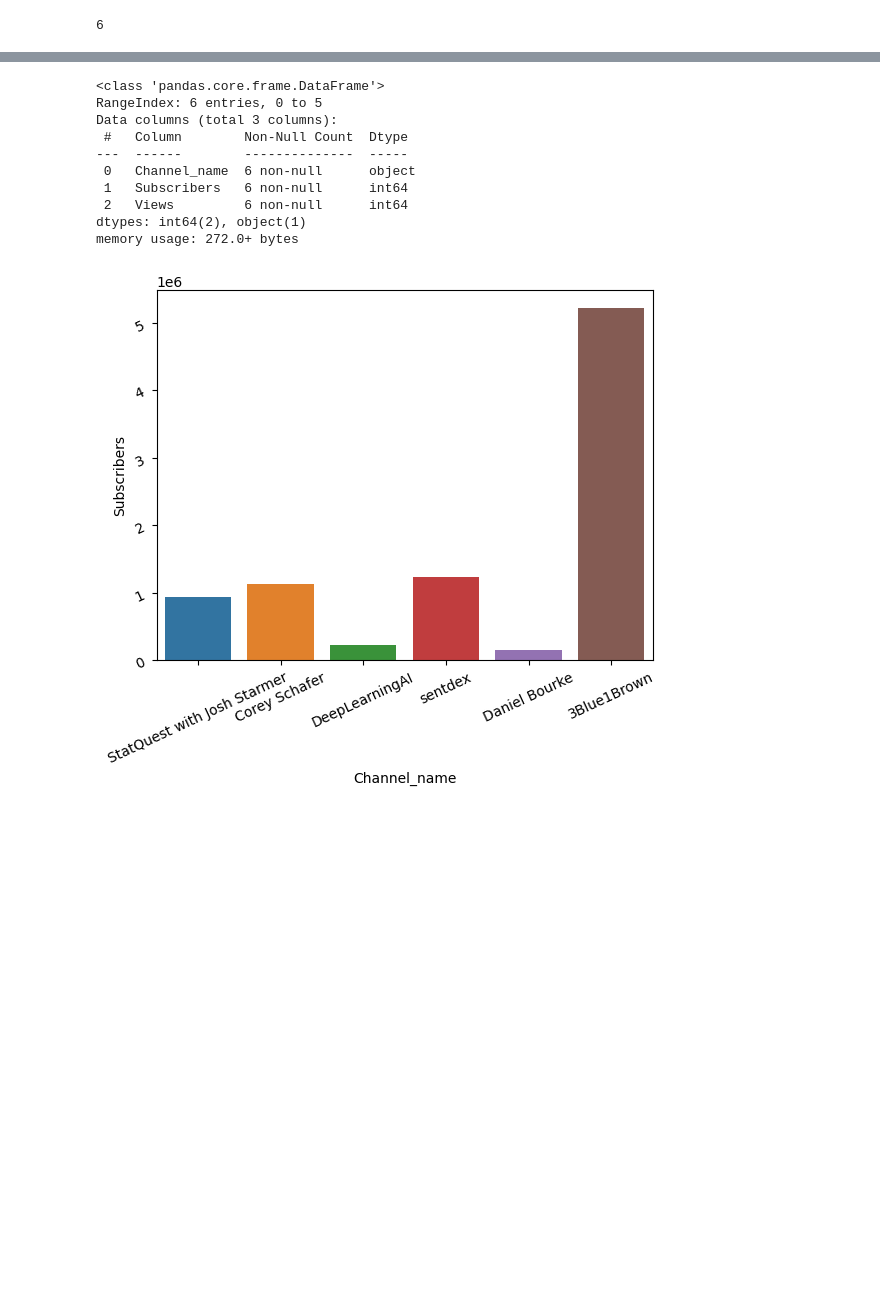
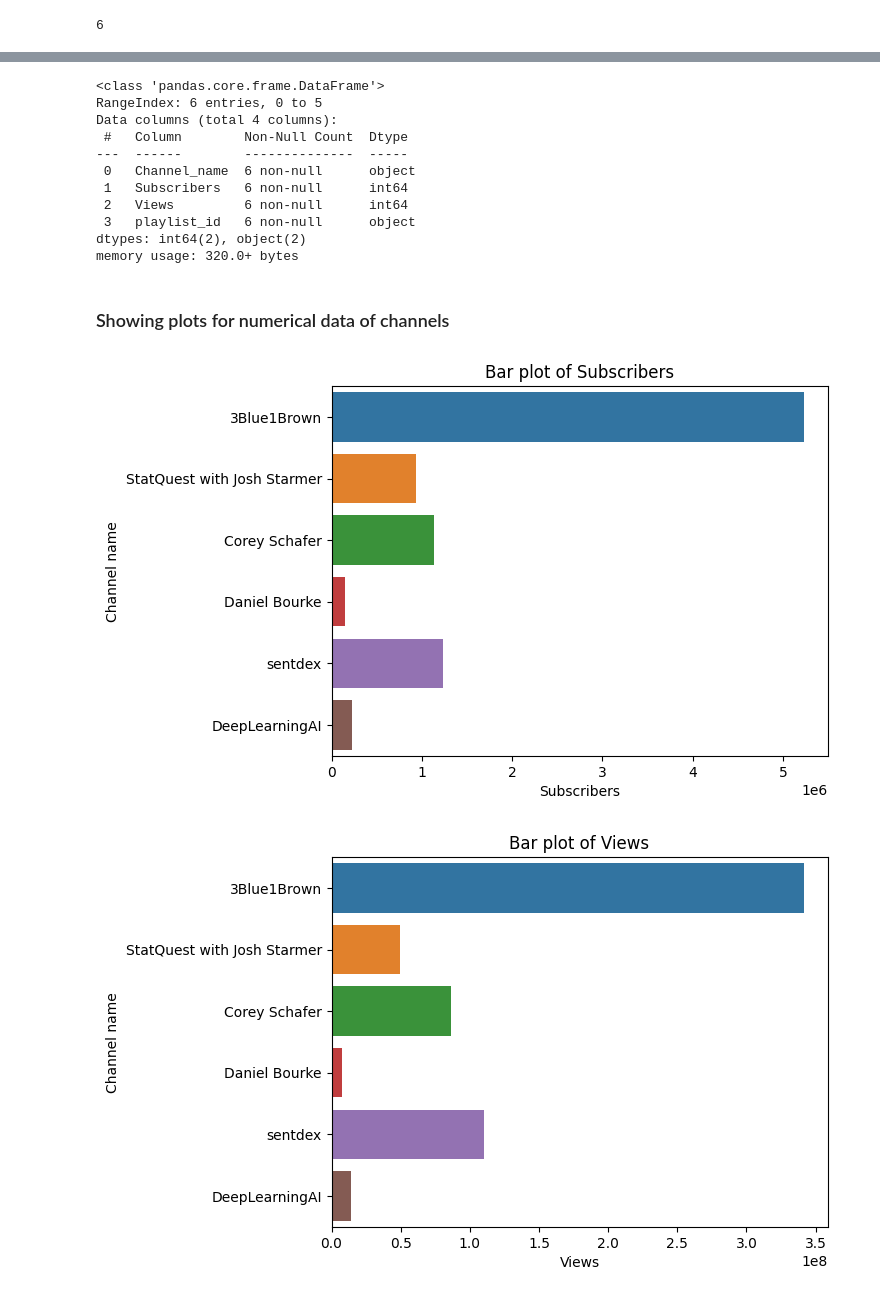
Before and after one commit to KZadka/YouTubeAnalizer, a Jupyter notebook: YT_scrap_and_analize.ipynb, the cells around one changed output, grey strips where cells are left out. Drawn from its saved outputs; the diff is of its cells as text; code cells hidden in the pictures; blank space fills up the shorter version.

```diff
--- a/YT_scrap_and_analize.ipynb
+++ b/YT_scrap_and_analize.ipynb
@@ -5,6 +6,9 @@ import seaborn as sns
 import json
 # %%
-api_key = ''
+with open('C:/Users/kzadk/OneDrive/Desktop/YT_api_key.txt') as f:
+    key = f.read()
+
+api_key = key
 api_service_name = 'youtube'
 api_version = 'v3'
 
@@ -28,7 +34,8 @@ def get_channel_stats(youtube, channel_ids):
     for i in range(len(response['items'])):
         data = dict(Channel_name = response['items'][i]['snippet']['title'],
                     Subscribers = response['items'][i]['statistics']['subscriberCount'],
-                    Views = response['items'][i]['statistics']['viewCount'])
+                    Views = response['items'][i]['statistics']['viewCount'],
+                    playlist_id = response['items'][i]['contentDetails']['relatedPlaylists']['uploads'])
         all_data.append(data)
 
     return all_data
@@ -61,16 +79,25 @@ yt_data.info()
 # %% [output]
 <class 'pandas.core.frame.DataFrame'>
 RangeIndex: 6 entries, 0 to 5
-Data columns (total 3 columns):
+Data columns (total 4 columns):
  #   Column        Non-Null Count  Dtype
 ---  ------        --------------  -----
  0   Channel_name  6 non-null      object
  1   Subscribers   6 non-null      int64
  2   Views         6 non-null      int64
-dtypes: int64(2), object(1)
-memory usage: 272.0+ bytes
+ 3   playlist_id   6 non-null      object
+dtypes: int64(2), object(2)
+memory usage: 320.0+ bytes
-# %%
-ax = sns.barplot(x = 'Channel_name', y = 'Subscribers', data = yt_data)
-ax.tick_params(labelrotation = 25)
-# %% [output]
-[figure, removed]
+# %% [markdown]
+### Showing plots for numerical data of channels
+# %%
+for column in yt_data.columns:
+    if yt_data[column].dtype.kind in 'iufc':
+        sns.barplot(x=yt_data[column], y=yt_data['Channel_name'])
+        plt.xlabel(column)
+        plt.ylabel('Channel name')
+        plt.title(f'Bar plot of {column}')
+        plt.show()
+# %% [output]
+[figure, added]
+[figure, added]
```
Also changed, not shown: parts of 9 cells of this notebook.
